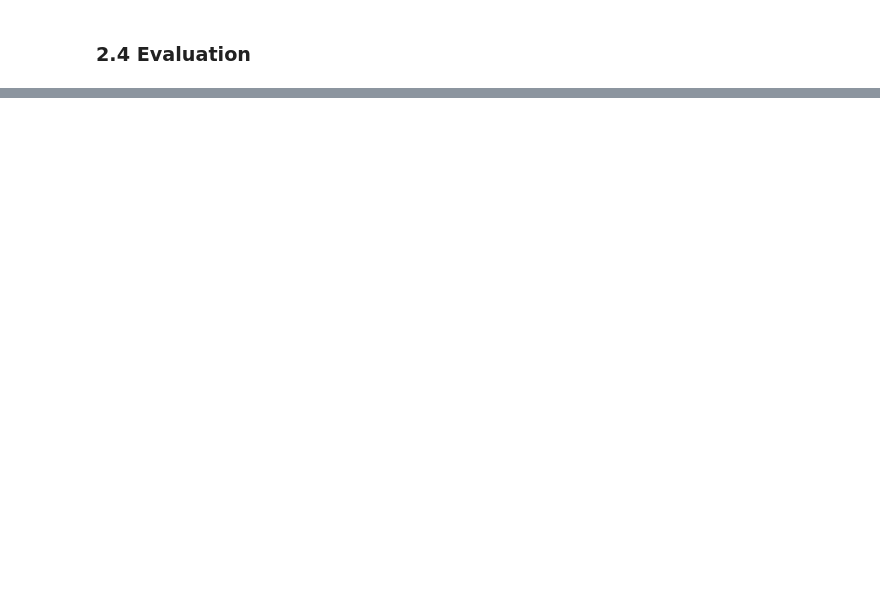
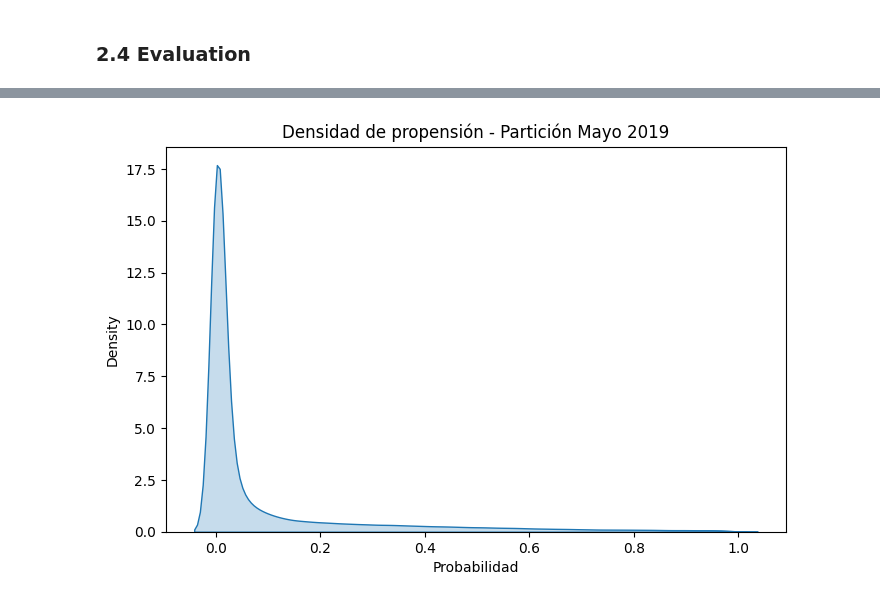
Before and after one commit to martadominguezm/grupo-1-dscesp-0525, a Jupyter notebook: TFM/classification_model/modelling_inversion.ipynb, the cells around one changed output, grey strips where cells are left out. Drawn from its saved outputs; the diff is of its cells as text; code cells hidden in the pictures; blank space fills up the shorter version.

```diff
--- a/TFM/classification_model/modelling_inversion.ipynb
+++ b/TFM/classification_model/modelling_inversion.ipynb
@@ -431,0 +496,4 @@ juan --- 0.30 0
+# %%
+# Nos quedamos con los clientes vivos de la ultima partición para predecir
+df_final = df_last_partition.merge(df_non_deceased_last_partition[['pk_cid']].drop_duplicates(), on ='pk_cid', how = 'inner')
+df_final
@@ -431,0 +522,6 @@ juan --- 0.30 0
+# %%
+X_last_partition = df_final.drop(columns=["y", "pk_cid", "pk_partition"])
+y_prob_last_partition = model_us.predict_proba(X_last_partition)[:,1]
+# %%
+df_scored = df_final.copy()
+df_scored["proba"] = y_prob_last_partition
@@ -431,0 +544,9 @@ juan --- 0.30 0
+# %%
+import seaborn as sns
+plt.figure(figsize=(8,5))
+sns.kdeplot(df_scored["proba"], fill=True)
+plt.title("Densidad de propensión - Partición Mayo 2019")
+plt.xlabel("Probabilidad")
+plt.show()
+# %% [output]
+[figure, added]
```
Also changed, not shown: parts of 29 cells of this notebook, 2 other files.
